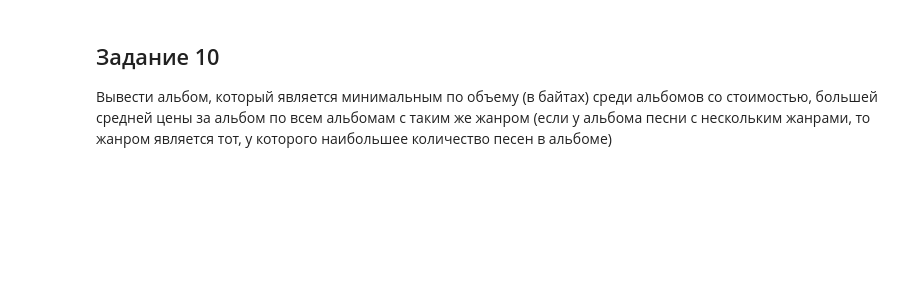
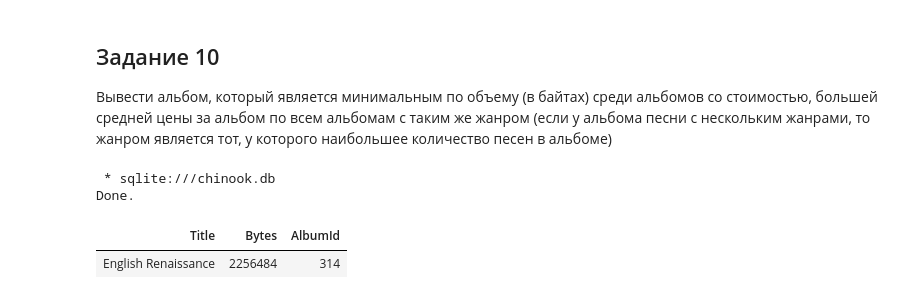
Before and after one commit to VladPendalf/SQLite_3sem, a Jupyter notebook: Лабораторная-2 (1) (2).ipynb, the cells around one changed output. Saved outputs shown, nothing was run; the diff lists cells and outputs as text; code cells hidden in the pictures; blank space fills up the shorter version.

```diff
--- a/Лабораторная-2 (1) (2).ipynb
+++ b/Лабораторная-2 (1) (2).ipynb
@@ -314,3 +315,23 @@ Done.
 # %% [markdown]
 ## Задание 10
 Вывести альбом, который является минимальным по объему (в байтах) среди альбомов со стоимостью, большей средней цены за альбом по всем альбомам с таким же жанром (если у альбома песни с нескольким жанрами, то жанром является тот, у которого наибольшее количество песен в альбоме)
+# %%
+%%sql
+SELECT Title
+       ,Bytes
+       ,albumId
+FROM albums
+
+LEFT JOIN  (SELECT * FROM tracks) AS t USING(AlbumId)
+          ,(SELECT * FROM genres) AS g USING(GenreId)
+
+GROUP BY Title
+HAVING SUM(UnitPrice) > ( AVG(Unitprice) in (SELECT Unitprice FROM tracks t
+                                                    WHERE t.GenreId = GenreId))
+ORDER BY SUM(Bytes) ASC
+LIMIT 0,1 ---тут можно воспользоваться row_number()
+# %% [output]
+ * sqlite:///chinook.db
+Done.
+| Title | Bytes | AlbumId |
+| English Renaissance | 2256484 | 314 |
```
Also changed, not shown: parts of 6 cells of this notebook.
